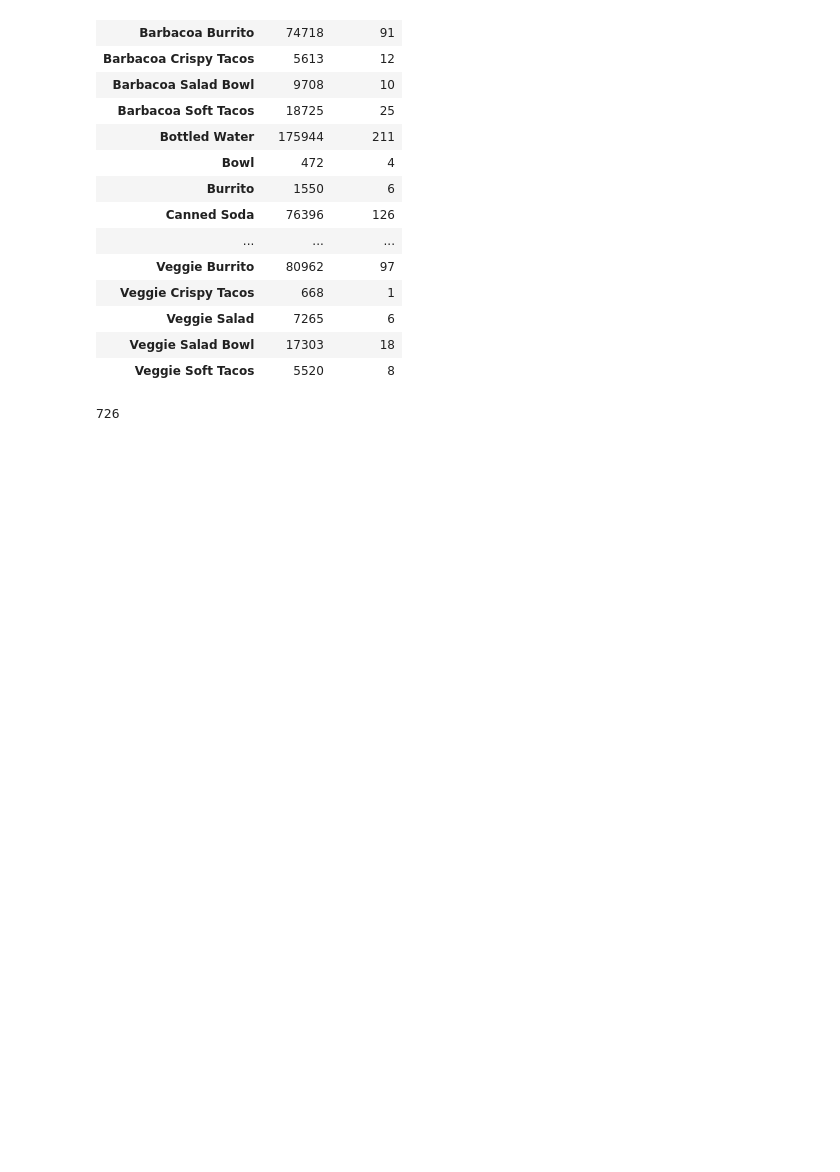
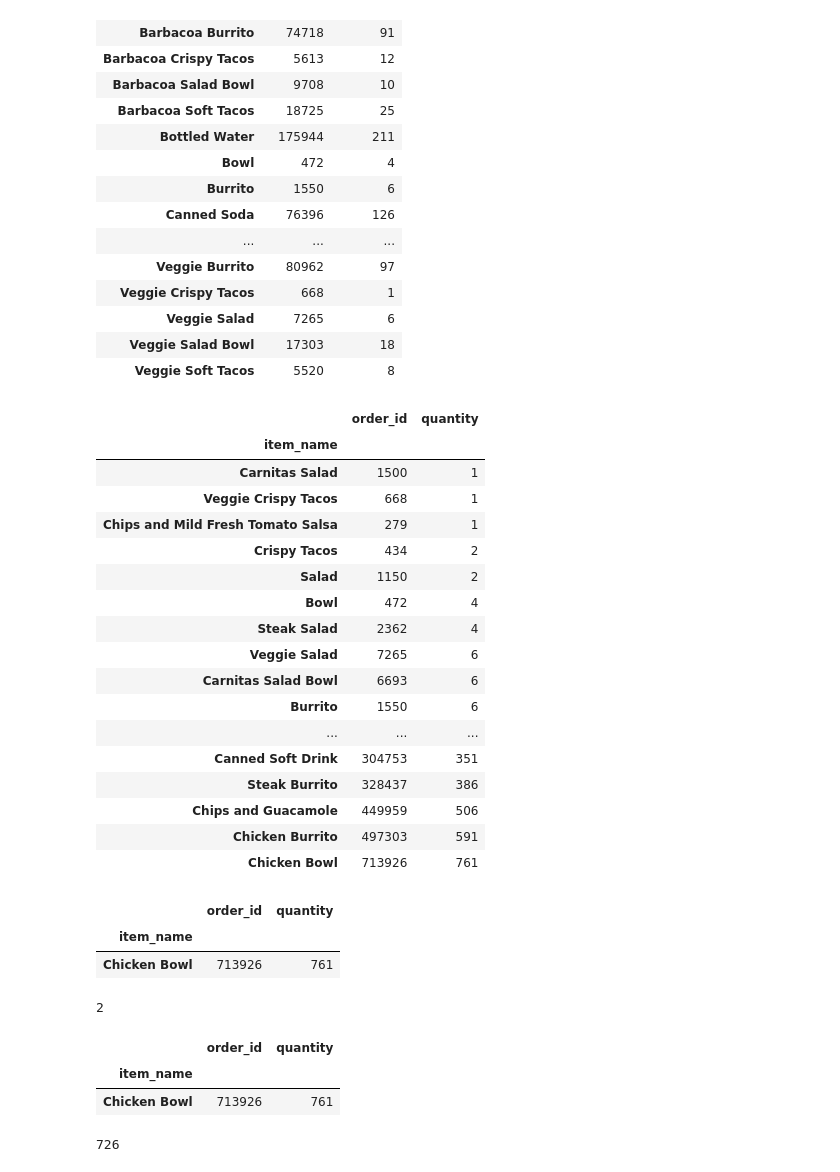
Before and after one commit to Filipate/DataScienceJUN, a Jupyter notebook: WEEK_4/Day2_G/exercises/1_Basic_concepts/Chipotle/Solutions.ipynb, the cells around one changed output. Saved outputs shown, nothing was run; the diff lists cells and outputs as text; code cells hidden in the pictures; blank space fills up the shorter version.

```diff
--- a/WEEK_4/Day2_G/exercises/1_Basic_concepts/Chipotle/Solutions.ipynb
+++ b/WEEK_4/Day2_G/exercises/1_Basic_concepts/Chipotle/Solutions.ipynb
@@ -169,3 +156,31 @@ mas_vendido
 | Veggie Salad | 7265 | 6 |
 | Veggie Salad Bowl | 17303 | 18 |
 | Veggie Soft Tacos | 5520 | 8 |
+# %%
+orden = mas_vendido.sort_values("quantity")
+orden
+# %% [output]
+|  | order_id | quantity |
+| item_name |  |  |
+| Carnitas Salad | 1500 | 1 |
+| Veggie Crispy Tacos | 668 | 1 |
+| Chips and Mild Fresh Tomato Salsa | 279 | 1 |
+| Crispy Tacos | 434 | 2 |
+| Salad | 1150 | 2 |
+| Bowl | 472 | 4 |
+| Steak Salad | 2362 | 4 |
+| Veggie Salad | 7265 | 6 |
+| Carnitas Salad Bowl | 6693 | 6 |
+| Burrito | 1550 | 6 |
+| ... | ... | ... |
+| Canned Soft Drink | 304753 | 351 |
+| Steak Burrito | 328437 | 386 |
+| Chips and Guacamole | 449959 | 506 |
+| Chicken Burrito | 497303 | 591 |
+| Chicken Bowl | 713926 | 761 |
+# %%
+orden.tail(1)
+# %% [output]
+|  | order_id | quantity |
+| item_name |  |  |
+| Chicken Bowl | 713926 | 761 |
@@ -172,3 +189,13 @@ mas_vendido
+# %%
+chipo.quantity[0]
+# %% [output]
+2
+# %%
+mas_vendido.sort_values('quantity',ascending=False).head(1)
+# %% [output]
+|  | order_id | quantity |
+| item_name |  |  |
+| Chicken Bowl | 713926 | 761 |
 # %%
 chipo.item_name.value_counts().max()
 # %% [output]
```
Also changed, not shown: parts of 13 cells of this notebook, 3 other files.
